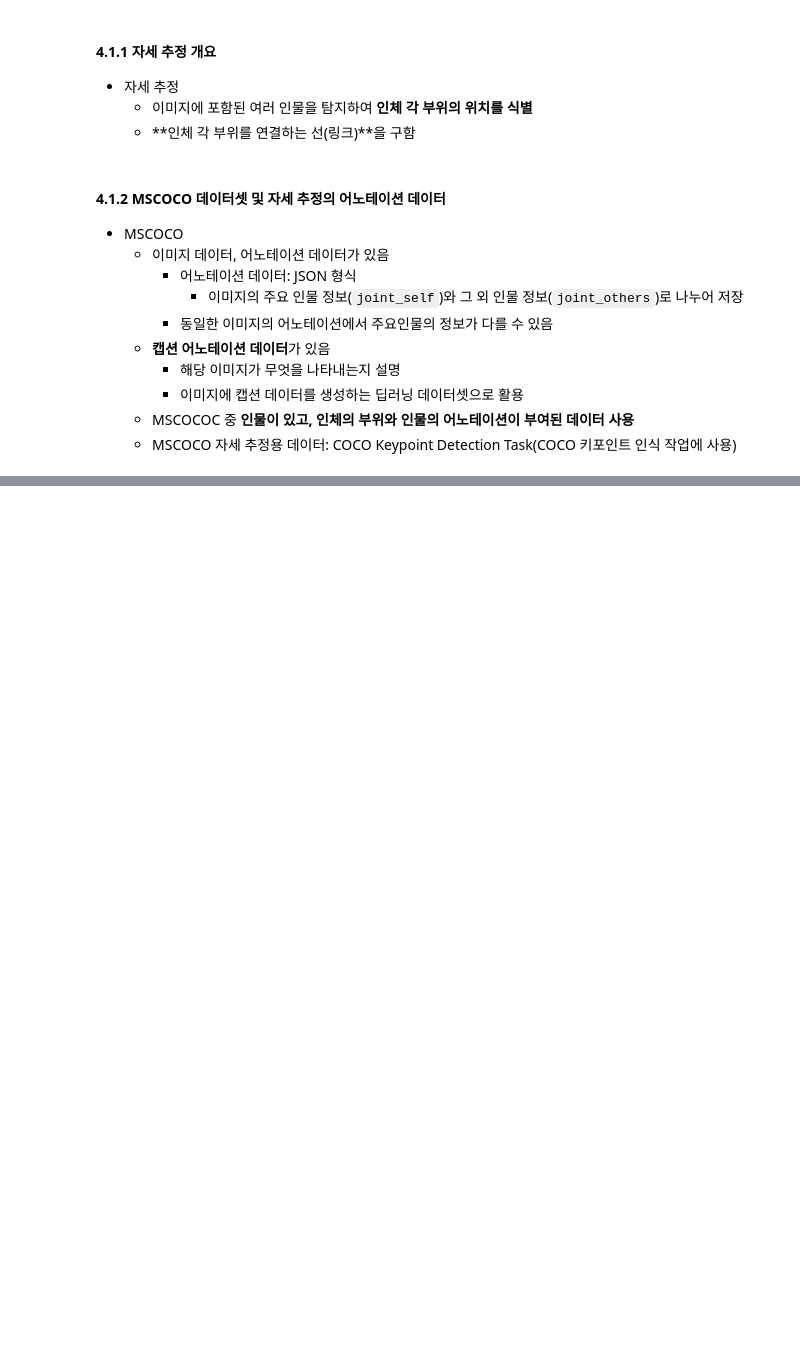
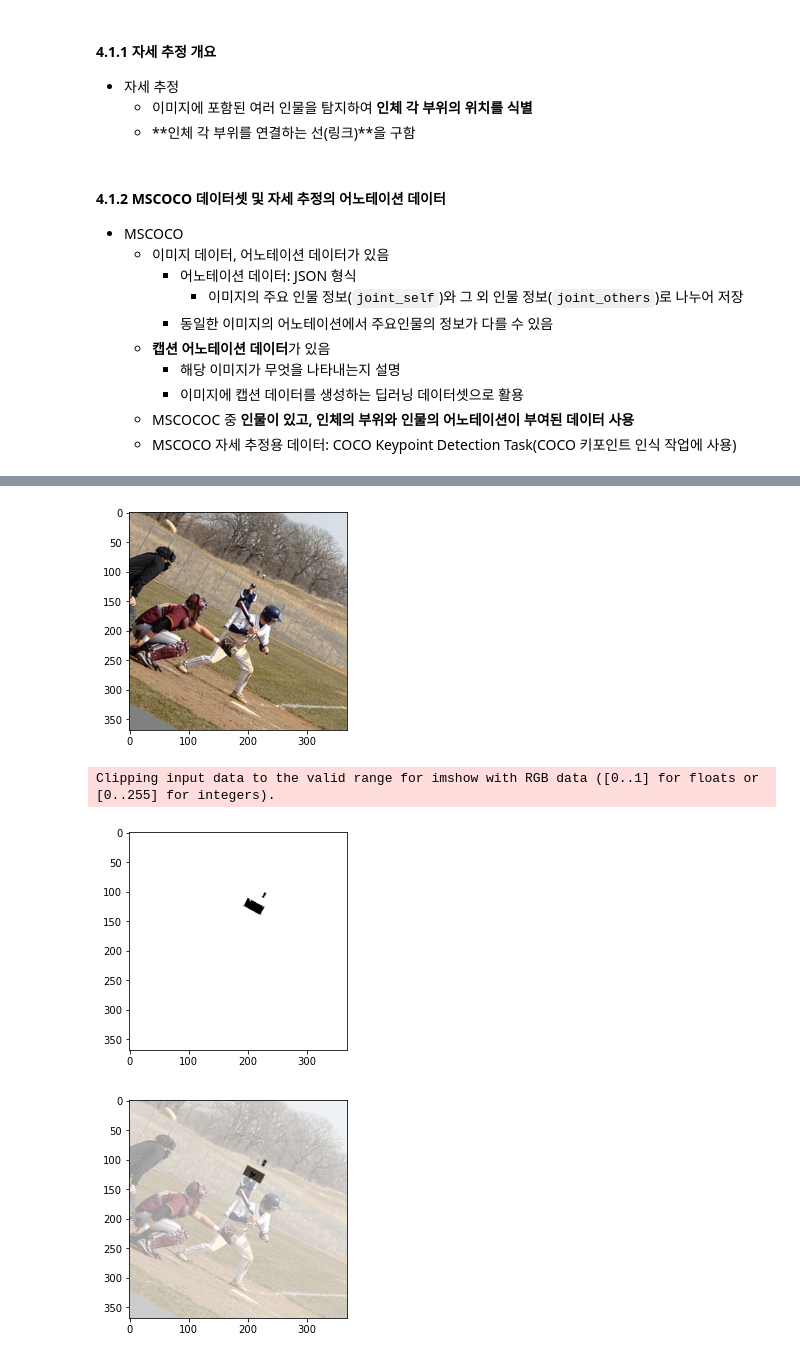
Before and after one commit to KodaHye/PyTorch, a Jupyter notebook: Chapter4. 자세 추정(OpenPose)/4. 자세 추정(OpenPose).ipynb, the cells around one changed output, grey strips where cells are left out. Cells and saved outputs as stored; diff of their text form; code cells hidden in the pictures; blank space fills up the shorter version.

```diff
--- a/Chapter4. 자세 추정(OpenPose)/4. 자세 추정(OpenPose).ipynb
+++ b/Chapter4. 자세 추정(OpenPose)/4. 자세 추정(OpenPose).ipynb
@@ -31,0 +249,35 @@
+# %%
+# 동작확인
+# 이미지 읽기
+index = 24
+img = cv2.imread(val_img_list[index])
+mask_miss = cv2.imread(val_mask_list[index])
+meta_data = val_meta_list[index]
+
+# 이미지 전처리
+transform = DataTransform()
+meta_data, img, mask_miss = transform("train", meta_data, img, mask_miss)
+
+# 이미지 표시
+img = img.numpy().transpose((1, 2, 0))
+plt.imshow(img)
+plt.show()
+
+# 마스크 표시
+mask_miss = mask_miss.numpy().transpose((1, 2, 0))
+plt.imshow(mask_miss)
+plt.show()
+
+# 합성 RGB 정보 갖추기
+img = Image.fromarray(np.uint8(img*255))
+img = np.asarray(img.convert('RGB'))
+mask_miss = Image.fromarray(np.uint8((mask_miss)))
+mask_miss = np.asarray(mask_miss.convert('RGB'))
+blend_img = cv2.addWeighted(img, 0.4, mask_miss, 0.6, 0)
+plt.imshow(blend_img)
+plt.show()
+# %% [output]
+[figure, added]
+Clipping input data to the valid range for imshow with RGB data ([0..1] for floats or [0..255] for integers).
+[figure, added]
+[figure, added]
```
Also changed, not shown: parts of 24 cells of this notebook.
